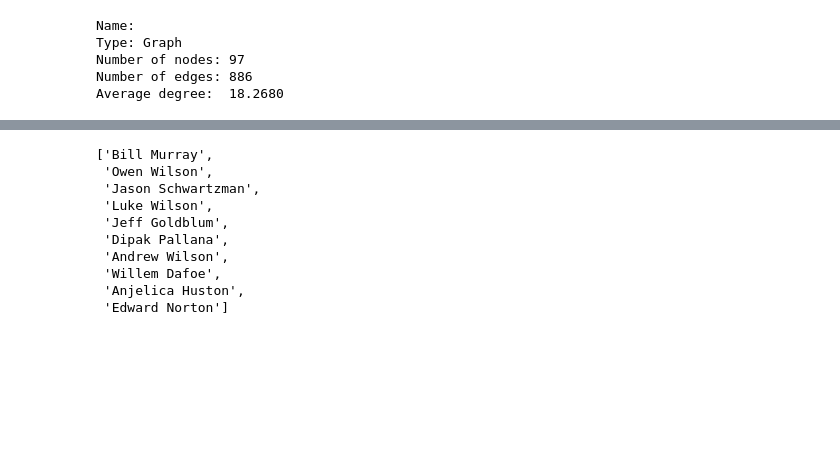
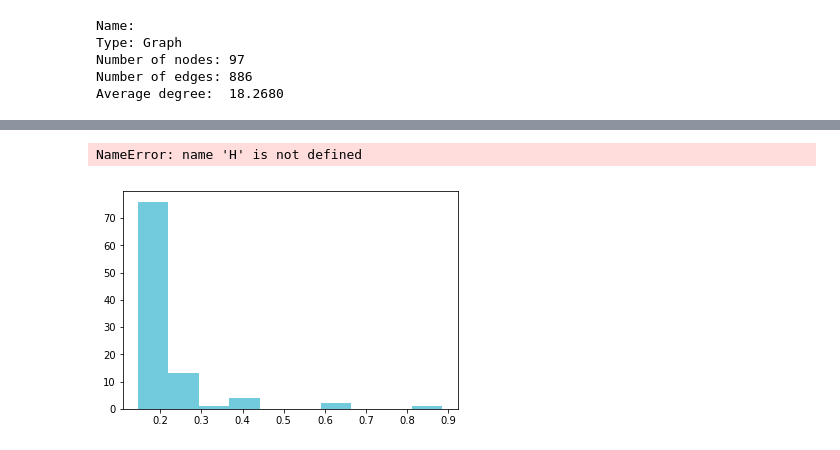
Before and after one commit to brynl/WesAndersonNetwork, a Jupyter notebook: WesAnderson.ipynb, the cells around one changed output, grey strips where cells are left out. Saved outputs shown, nothing was run; the diff lists cells and outputs as text; code cells hidden in the pictures; blank space fills up the shorter version.

```diff
--- a/WesAnderson.ipynb
+++ b/WesAnderson.ipynb
@@ -157,3 +153,5 @@ plt.show()
+# %%
+H = nx.Graph(Edges)
 # %%
 print(nx.info(H))
 # %% [output]
@@ -181,13 +177,11 @@ plt.axis('off')
-# %%
-sorted(betCent, key=betCent.get, reverse=True)[:10]
-# %% [output]
-['Bill Murray',
- 'Owen Wilson',
- 'Jason Schwartzman',
- 'Luke Wilson',
- 'Jeff Goldblum',
- 'Dipak Pallana',
- 'Andrew Wilson',
- 'Willem Dafoe',
- 'Anjelica Huston',
- 'Edward Norton']
+# %%
+plot_network(H)
+# %% [output]
+NameError: name 'H' is not defined
+# %%
+deg_cent = nx.degree_centrality(H)
+plt.figure()
+plt.hist(list(deg_cent.values()), color = Moonrise1_5.mpl_colors[0])
+plt.show()
+# %% [output]
+[figure, added]
```
Also changed, not shown: parts of 11 cells of this notebook.
